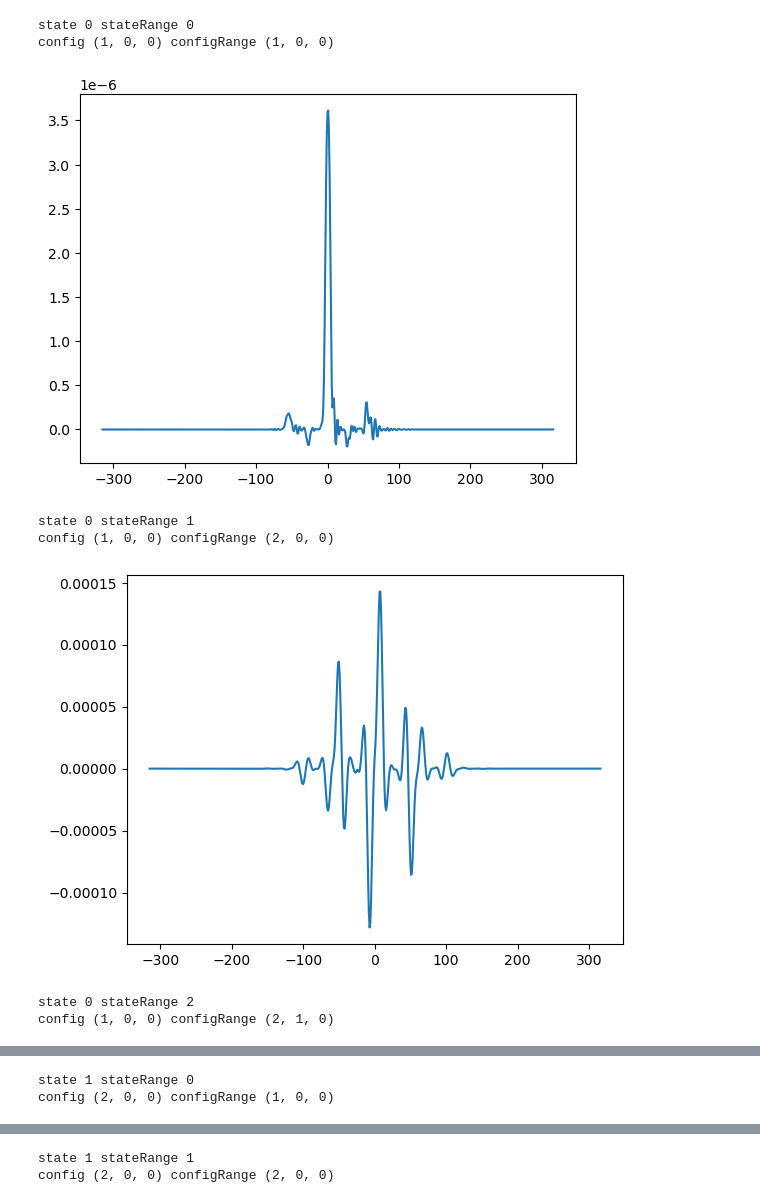
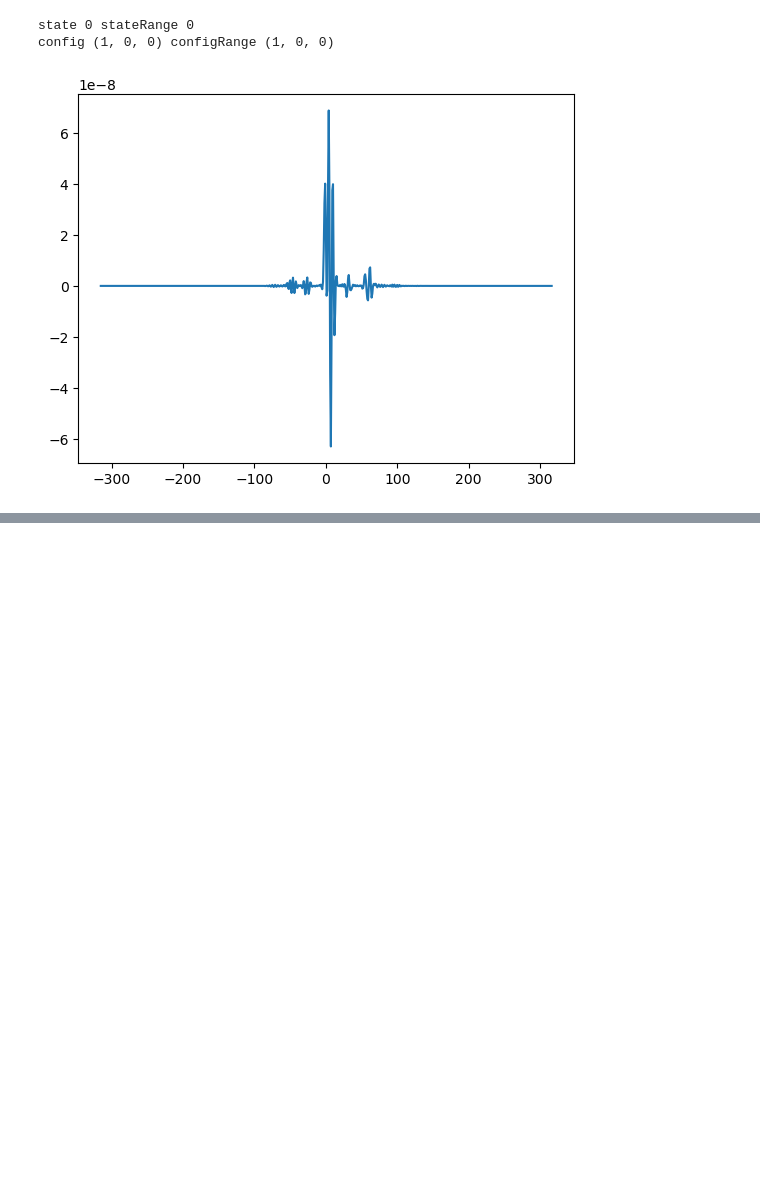
Before and after one commit to joporsch04/Bachelor-thesis, a Jupyter notebook: ionModel/python/verification.ipynb, the cells around one changed output, grey strips where cells are left out. Saved outputs shown, nothing was run; the diff lists cells and outputs as text; code cells hidden in the pictures; blank space fills up the shorter version.

```diff
--- a/ionModel/python/verification.ipynb
+++ b/ionModel/python/verification.ipynb
@@ -53,7 +50,6 @@ for file_name, lam0_pump, I_pump, lam0_probe, I_probe, FWHM_probe, cep_pump, cep
 
 
     ion_na_rate_GASFIR = IonRate(time_recon, laser_pulses, params, dT=0.5, kernel_type='GASFIR')
-    ionProb_GASFIR = IonProb(laser_pulses, params, dT=0.5, kernel_type='GASFIR')
     laser_pulses.reset()
 # %%
 %autoreload
@@ -69,22 +65,17 @@ for file_name, lam0_pump, I_pump, lam0_probe, I_probe, FWHM_probe, cep_pump, cep
 # %%
 %autoreload
 for file_name, lam0_pump, I_pump, lam0_probe, I_probe, FWHM_probe, cep_pump, cep_probe in file_params:
     laser_pulses = LaserField(cache_results=True)
     laser_pulses.add_pulse(lam0_pump, I_pump, cep_pump, lam0_pump/ AtomicUnits.nm / AtomicUnits.speed_of_light)
     t_min, t_max = laser_pulses.get_time_interval()
     time_recon= np.arange(t_min, t_max+1, 1)
 
 
-    ion_na_rate_SFA_excited = IonRate(time_recon, laser_pulses, params, dT=0.5, kernel_type='exact_SFA', excitedStates=3)
+    ion_na_rate_SFA_excited = IonRate(time_recon, laser_pulses, params, dT=0.5, kernel_type='exact_SFA', excitedStates=1)
     #ionprob = IonProb(laser_pulses, params, dT=0.5, kernel_type='exact_SFA', excitedStates=2)
     #ion_na_rate_GASFIR = IonRate(time_recon, laser_pulses, params, dT=0.5, kernel_type='GASFIR')
     laser_pulses.reset()
 # %% [output]
 state 0 stateRange 0
 config (1, 0, 0) configRange (1, 0, 0)
-[figure, old version]
+[figure, new version]
-state 0 stateRange 1
-config (1, 0, 0) configRange (2, 0, 0)
-[figure, removed]
-state 0 stateRange 2
-config (1, 0, 0) configRange (2, 1, 0)
@@ -92,2 +81,0 @@ config (1, 0, 0) configRange (2, 1, 0)
-state 1 stateRange 0
-config (2, 0, 0) configRange (1, 0, 0)
@@ -95,2 +81,0 @@ config (2, 0, 0) configRange (1, 0, 0)
-state 1 stateRange 1
-config (2, 0, 0) configRange (2, 0, 0)
```
Also changed, not shown: parts of 4 cells of this notebook, 5 other files.
